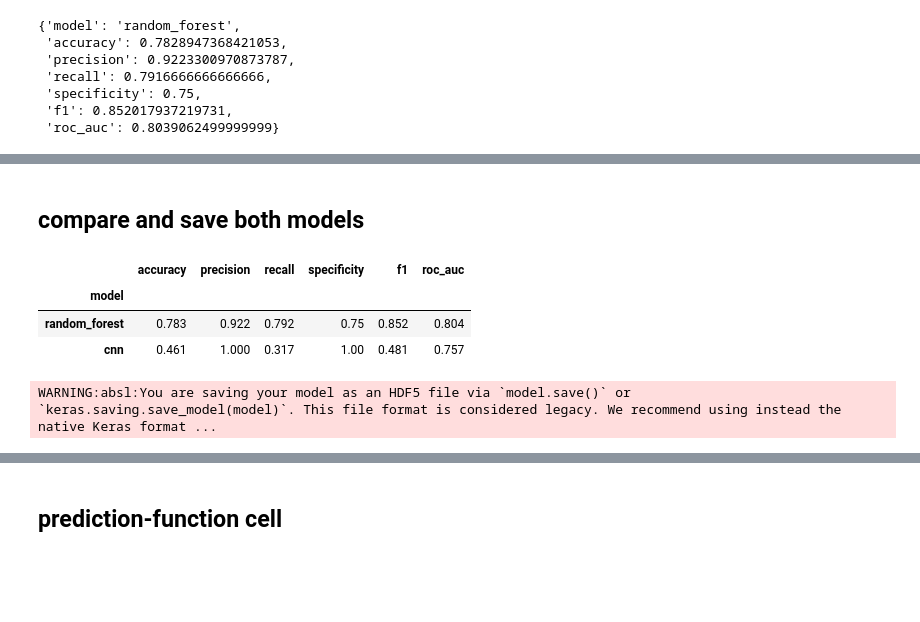
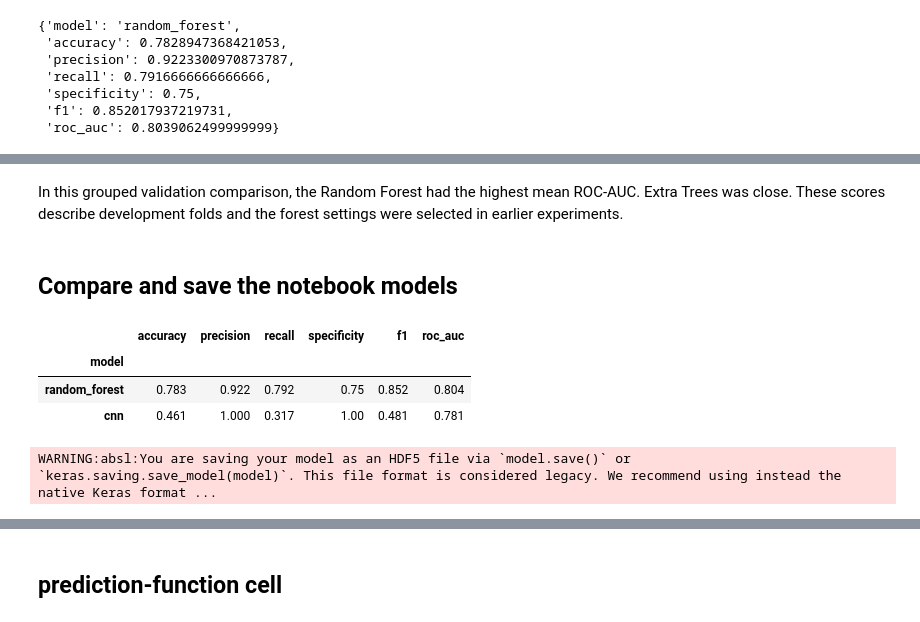
Before and after one commit to ambabazi/ml-pipeline-summative, a Jupyter notebook: notebook/neurotrace.ipynb, the cells around one changed output, grey strips where cells are left out. Cells and saved outputs as stored; diff of their text form; code cells hidden in the pictures; blank space fills up the shorter version.

Commit message:
Complete NeuroTrace retraining and dashboard package

```diff
--- a/notebook/neurotrace.ipynb
+++ b/notebook/neurotrace.ipynb
@@ -318,15 +425,17 @@ Chosen threshold: 0.491
+# %% [markdown]
+In this grouped validation comparison, the Random Forest had the highest mean ROC-AUC. Extra Trees was close. These scores describe development folds and the forest settings were selected in earlier experiments.
 # %% [markdown]
-##  compare and save both models
+## Compare and save the notebook models
 # %%
 comparison = pd.DataFrame([rf_results, cnn_results]).set_index("model").round(3)   # one row per model
 display(comparison)                                         # the table for your README and video
 
-joblib.dump(rf, "../models/neurotrace_rf_v1.pkl")           # save the forest (the rubric accepts .pkl)
+joblib.dump(rf, "../models/neurotrace_rf_notebook.pkl")          # save the forest (the rubric accepts .pkl)
 cnn.save("../models/neurotrace_cnn_v1.h5")                  # save the CNN as .h5 (ignore the "legacy format" warning)
-comparison.to_csv("../reports/model_comparison.csv")        # keep the numbers for the dashboard later
+comparison.to_csv("../reports/notebook_model_comparison.csv")        # keep the numbers for the dashboard later
 # %% [output]
 |  | accuracy | precision | recall | specificity | f1 | roc_auc |
 | model |  |  |  |  |  |  |
 | random_forest | 0.783 | 0.922 | 0.792 | 0.75 | 0.852 | 0.804 |
-| cnn | 0.461 | 1.000 | 0.317 | 1.00 | 0.481 | 0.757 |
+| cnn | 0.461 | 1.000 | 0.317 | 1.00 | 0.481 | 0.781 |
 WARNING:absl:You are saving your model as an HDF5 file via `model.save()` or `keras.saving.save_model(model)`. This file format is considered legacy. We recommend using instead the native Keras format ...
```
Also changed, not shown: parts of 14 cells of this notebook, 16 other files.
